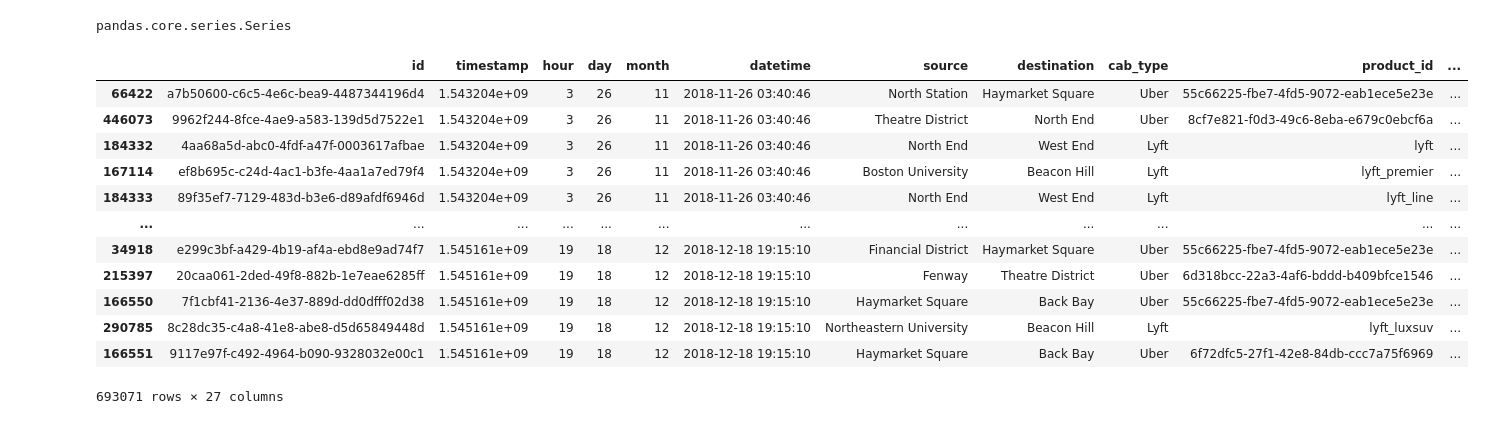
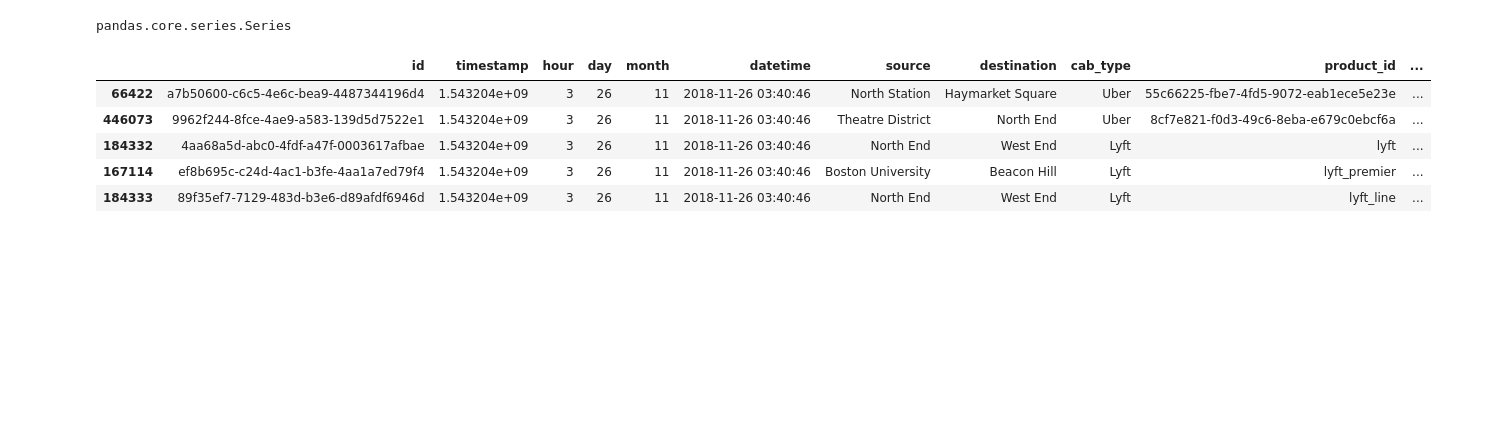
Before and after one commit to umar-khayam/Uber-Data-Analysis, a Jupyter notebook: Data cleaning and wrangling.ipynb, the cells around one changed output. Drawn from its saved outputs; the diff is of its cells as text; code cells hidden in the pictures; blank space fills up the shorter version.

```diff
--- a/Data cleaning and wrangling.ipynb
+++ b/Data cleaning and wrangling.ipynb
@@ -141,21 +127,14 @@ pandas.core.series.Series
 # %%
 data['days name']=data['datetime'].dt.day_name()
 # %%
-data['time of drive'] = np.where(operator.and_(data['hour'] >= 6,data['hour']<11), 'Moring', (np.where(operator.and_(data['hour'] >= 11,data['hour']<18), 'Noon', (np.where(operator.and_(data['hour'] >= 18,data['hour']<22), 'Evening','Late Night')))))
+data['time of drive'] = np.where(operator.and_(data['hour'] >= 5,data['hour']<12), 'Moring', (np.where(operator.and_(data['hour'] >= 12,data['hour']<17), 'Noon', (np.where(operator.and_(data['hour'] >= 17,data['hour']<22), 'Evening','Night')))))
 # %%
 data.to_csv('uber vs lyft.csv')
-data
+data.head()
 # %% [output]
 |  | id | timestamp | hour | day | month | datetime | source | destination | cab_type | product_id | ... |
 | 66422 | a7b50600-c6c5-4e6c-bea9-4487344196d4 | 1.543204e+09 | 3 | 26 | 11 | 2018-11-26 03:40:46 | North Station | Haymarket Square | Uber | 55c66225-fbe7-4fd5-9072-eab1ece5e23e | ... |
 | 446073 | 9962f244-8fce-4ae9-a583-139d5d7522e1 | 1.543204e+09 | 3 | 26 | 11 | 2018-11-26 03:40:46 | Theatre District | North End | Uber | 8cf7e821-f0d3-49c6-8eba-e679c0ebcf6a | ... |
 | 184332 | 4aa68a5d-abc0-4fdf-a47f-0003617afbae | 1.543204e+09 | 3 | 26 | 11 | 2018-11-26 03:40:46 | North End | West End | Lyft | lyft | ... |
 | 167114 | ef8b695c-c24d-4ac1-b3fe-4aa1a7ed79f4 | 1.543204e+09 | 3 | 26 | 11 | 2018-11-26 03:40:46 | Boston University | Beacon Hill | Lyft | lyft_premier | ... |
 | 184333 | 89f35ef7-7129-483d-b3e6-d89afdf6946d | 1.543204e+09 | 3 | 26 | 11 | 2018-11-26 03:40:46 | North End | West End | Lyft | lyft_line | ... |
-| ... | ... | ... | ... | ... | ... | ... | ... | ... | ... | ... | ... |
-| 34918 | e299c3bf-a429-4b19-af4a-ebd8e9ad74f7 | 1.545161e+09 | 19 | 18 | 12 | 2018-12-18 19:15:10 | Financial District | Haymarket Square | Uber | 55c66225-fbe7-4fd5-9072-eab1ece5e23e | ... |
-| 215397 | 20caa061-2ded-49f8-882b-1e7eae6285ff | 1.545161e+09 | 19 | 18 | 12 | 2018-12-18 19:15:10 | Fenway | Theatre District | Uber | 6d318bcc-22a3-4af6-bddd-b409bfce1546 | ... |
-| 166550 | 7f1cbf41-2136-4e37-889d-dd0dfff02d38 | 1.545161e+09 | 19 | 18 | 12 | 2018-12-18 19:15:10 | Haymarket Square | Back Bay | Uber | 55c66225-fbe7-4fd5-9072-eab1ece5e23e | ... |
-| 290785 | 8c28dc35-c4a8-41e8-abe8-d5d65849448d | 1.545161e+09 | 19 | 18 | 12 | 2018-12-18 19:15:10 | Northeastern University | Beacon Hill | Lyft | lyft_luxsuv | ... |
-| 166551 | 9117e97f-c492-4964-b090-9328032e00c1 | 1.545161e+09 | 19 | 18 | 12 | 2018-12-18 19:15:10 | Haymarket Square | Back Bay | Uber | 6f72dfc5-27f1-42e8-84db-ccc7a75f6969 | ... |
-693071 rows × 27 columns
```
Also changed, not shown: parts of 3 cells of this notebook, 2 other files.
